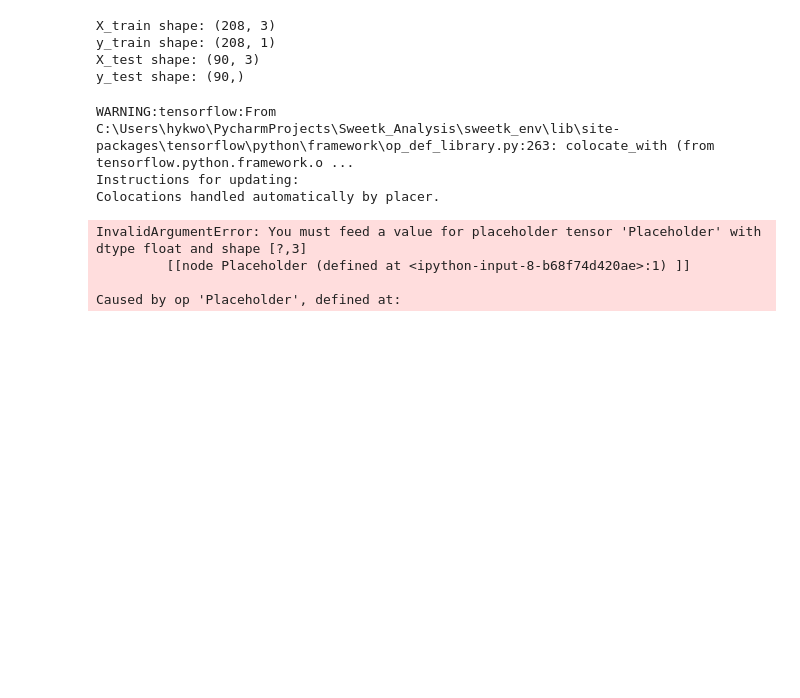
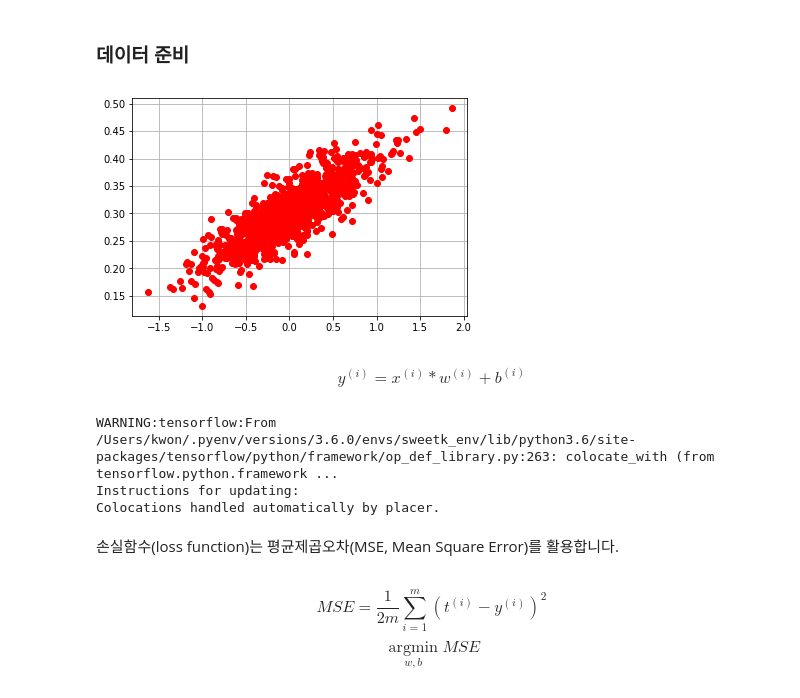
Before and after one commit to kwonhyeokmin/SweetkAnalysis, a Jupyter notebook: 수업자료/선형회귀분석.ipynb, the cells around one changed output. Cells and saved outputs as stored; diff of their text form; code cells hidden in the pictures; blank space fills up the shorter version.

```diff
--- a/수업자료/선형회귀분석.ipynb
+++ b/수업자료/선형회귀분석.ipynb
@@ -26,13 +7,22 @@ y_train, y_test = train_test_split(dataset['summary.score'], test_size=0.3)
+# %% [markdown]
+### 데이터 준비
+# %%
+num_points = 1000
+vectors_set = []
+for i in range(num_points):
+    x_= np.random.normal(.0, .5)
+    y_= x1 * .1 + .3 + np.random.normal(.0, .03)
+    vectors_set.append([x_, y_])
+
+X_train = np.array([v[0] for v in vectors_set])
+y_train = np.array([v[1] for v in vectors_set])
 # %%
-X_train = X_train.values
-y_train = y_train.values.reshape([-1, 1])
+X_train = X_train.reshape([-1, 1])
+y_train = y_train.reshape([-1, 1])
-# %%
-print('X_train shape: {}'.format(X_train.shape))
-print('y_train shape: {}'.format(y_train.shape))
-print('X_test shape: {}'.format(X_test.shape))
-print('y_test shape: {}'.format(y_test.shape))
-# %% [output]
-X_train shape: (208, 3)
-y_train shape: (208, 1)
-X_test shape: (90, 3)
-y_test shape: (90,)
+# %%
+# 원본 데이어 시각화
+plt.plot(X_train, y_train, 'ro')
+plt.grid(True)
+plt.show()
+# %% [output]
+[figure, added]
@@ -39,3 +37,14 @@ y_test shape: (90,)
+# %% [markdown]
+$$y^{(i)} = x^{(i)}*w^{(i)} + b^{(i)}$$
 # %%
-x = tf.placeholder(tf.float32, shape = [None, 3])
-t = tf.placeholder(tf.float32, shape = [None, 1])
+# 변수 초기화
+w = weight_variable([1])
+b = bias_variable([1])
+
+x = tf.placeholder(tf.float32, shape=[None, 1])
+t = tf.placeholder(tf.float32, shape=[None, 1])
+y = x * w + b
+# %% [output]
+WARNING:tensorflow:From /Users/kwon/.pyenv/versions/3.6.0/envs/sweetk_env/lib/python3.6/site-packages/tensorflow/python/framework/op_def_library.py:263: colocate_with (from tensorflow.python.framework ...
+Instructions for updating:
+Colocations handled automatically by placer.
@@ -50,8 +50,0 @@ def bias_variable(shape):
-# %%
-w = tf.Variable(tf.zeros([3, 1]))
-b = bias_variable([1])
-h = tf.matmul(w, x) + b
-# %% [output]
-WARNING:tensorflow:From C:\Users\hykwo\PycharmProjects\Sweetk_Analysis\sweetk_env\lib\site-packages\tensorflow\python\framework\op_def_library.py:263: colocate_with (from tensorflow.python.framework.o ...
-Instructions for updating:
-Colocations handled automatically by placer.
@@ -68,10 +51,5 @@ sess.run(init)
-# %%
-for step in range(2001):
-    sess.run(train)
-    if step % 20 == 0:
-        print (step, sess.run(cost), sess.run(w), sess.run(b))
-# %% [output]
-InvalidArgumentError: You must feed a value for placeholder tensor 'Placeholder' with dtype float and shape [?,3]
-         [[node Placeholder (defined at <ipython-input-8-b68f74d420ae>:1) ]]
-
-Caused by op 'Placeholder', defined at:
+# %% [markdown]
+손실함수(loss function)는 평균제곱오차(MSE, Mean Square Error)를 활용합니다.
+# %% [markdown]
+$$MSE = \frac{1}{2m} \sum_{i=1}^{m} (t^{(i)} - y^{(i)})^2$$
+$$\underset{w, b}{\operatorname{argmin}}{MSE}$$
```
Also changed, not shown: parts of 14 cells of this notebook, 2 other files.
